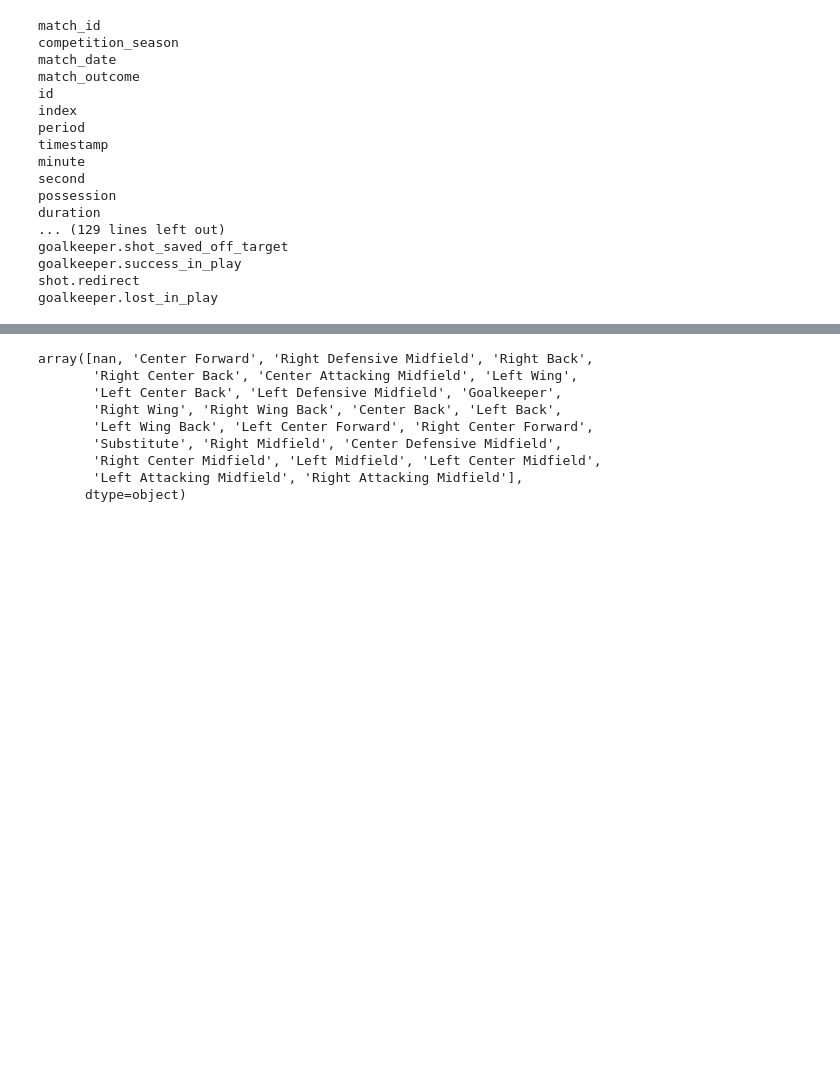
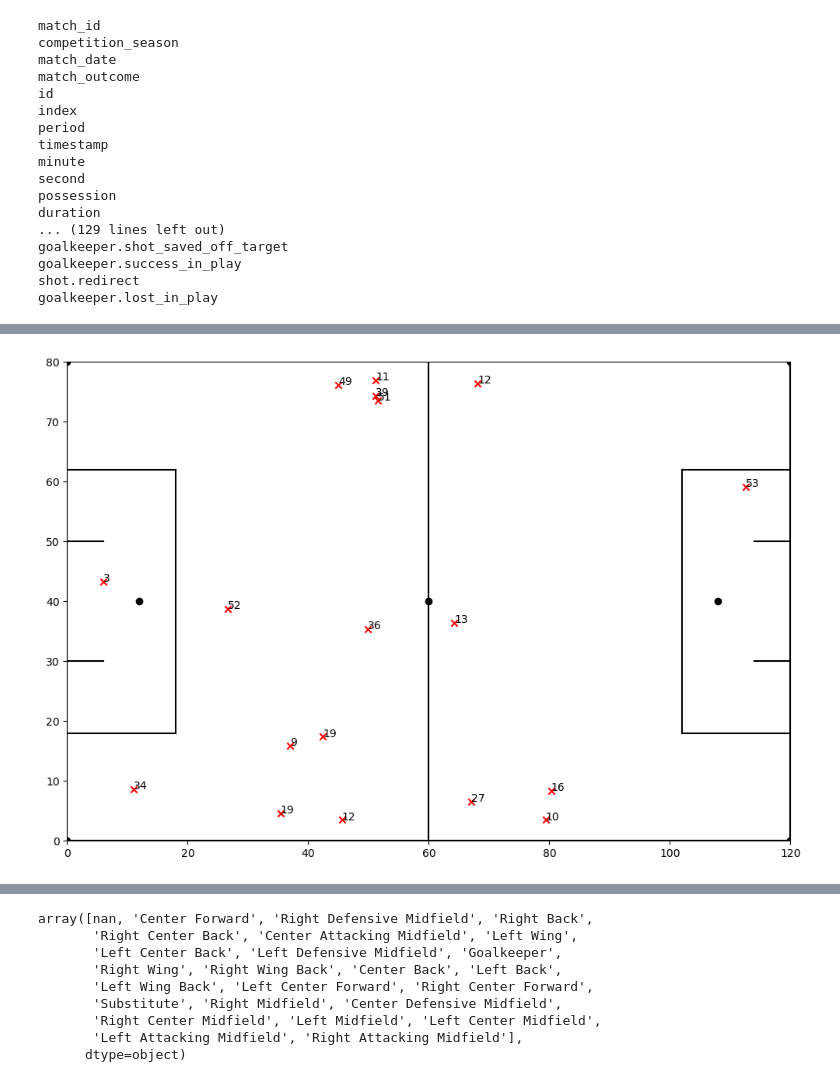
Before and after one commit to tomasnp/Datacamp, a Jupyter notebook: fetch.ipynb, the cells around one changed output, grey strips where cells are left out. Cells and saved outputs as stored; diff of their text form; code cells hidden in the pictures; blank space fills up the shorter version.

```diff
--- a/fetch.ipynb
+++ b/fetch.ipynb
@@ -211,8 +204,9 @@ fin["time"]= fin["minute"] + fin["second"]/60
 fin["time"].mean()
 # %% [output]
 97.39036458333334
-# %%
-events = events[events["minute"] < 97]
+# %%
+events = events[events["period"] <= 4]
+eventsfinal = events[events["match_date"] == "2022-12-18"]
 # %%
 lineup = events[events["type.name"] == "Starting XI"]
 pd.json_normalize(lineup["tactics.lineup"][0])
@@ -278,3 +265,54 @@ goalkeeper.lost_in_play
+# %%
+# fais un terrain de foot avec toutes les lignes (surfaces, ...) de 80m x 120m
+fig,ax = plt.subplots(figsize=(12,8))
+# terrain
+ax.plot([0,0],[0,80], color = "black")
+ax.plot([0,120],[80,80], color = "black")
+ax.plot([120,120],[80,0], color = "black")
+ax.plot([120,0],[0,0], color = "black")
+# surface de réparation
+ax.plot([0,18],[18,18], color = "black")
+ax.plot([0,18],[62,62], color = "black")
+ax.plot([120,102],[18,18], color = "black")
+ax.plot([120,102],[62,62], color = "black")
+ax.plot([18,18],[18,62], color = "black")
+ax.plot([102,102],[18,62], color = "black")
+# petit rectangle
+ax.plot([0,6],[30,30], color = "black")
+ax.plot([0,6],[50,50], color = "black")
+ax.plot([120,114],[30,30], color = "black")
+ax.plot([120,114],[50,50], color = "black")
+
+# point central
+ax.scatter(60,40, color = "black")
+ax.plot([60,60],[80,0], color = "black")
+
+# point de penalty
+ax.scatter(12,40, color = "black")
+ax.scatter(108,40, color = "black")
+
+# point de corner
+ax.scatter(0,0, color = "black")
+ax.scatter(120,0, color = "black")
+ax.scatter(0,80, color = "black")
+ax.scatter(120,80, color = "black")
+
+
+
+fouls = events[(events["type.name"]== "Foul Won")& (events["match_date"] == "2022-12-18") & (events["team.name"] == "Argentina")]
+fouls_commited = events[(events["type.name"]== "Foul Committed")& (events["match_date"] == "2022-12-18")]
+# placer toutes les fautes sur le terrain
+ax.set_xlim([0,120])
+ax.set_ylim([0,80])
+
+for i in range(len(fouls)):
+    x = fouls.iloc[i]["location"][0]
+    y = 80 - fouls.iloc[i]["location"][1]
+    ax.scatter(x,y, color = "red", marker="x")
+    #ax.annotate(fouls.iloc[i]["player.name"], (x,y), color = "red")
+    ax.annotate(fouls.iloc[i]["second"], (x,y), color = "black")
+# %% [output]
+[figure, added]
 # %%
 # tous les attributs contenant pass
 pass_columns = events.columns[events.columns.str.contains("pass")]
```
Also changed, not shown: parts of 17 cells of this notebook.
